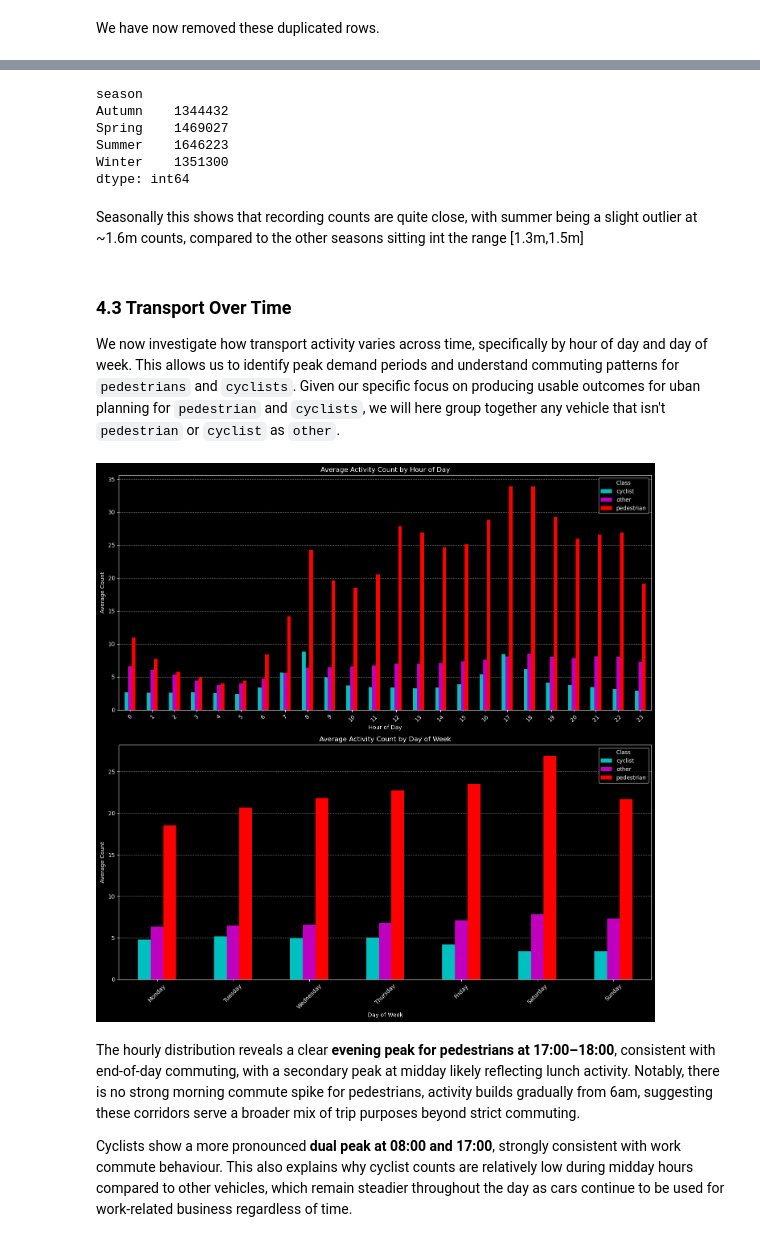
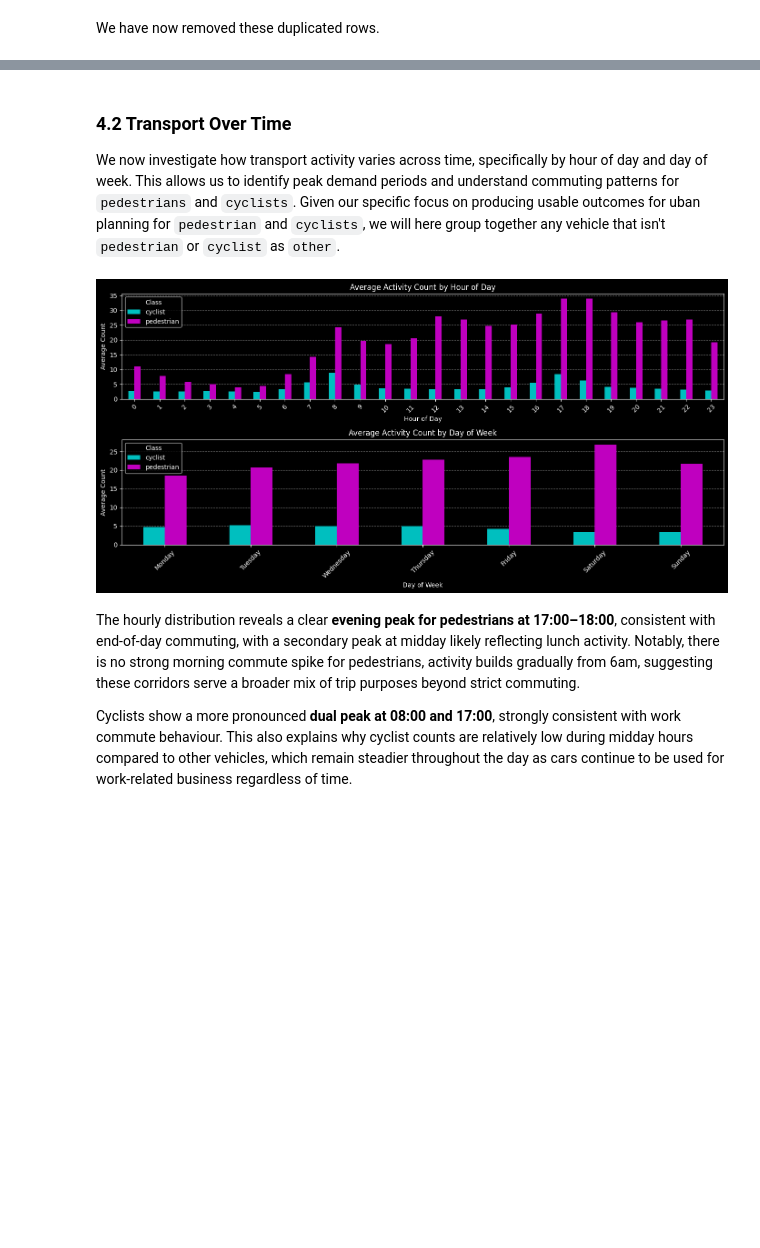
Before and after one commit to notfatdan/37373Project, a Jupyter notebook: Project Template Programming for Data Analysis Autumn 2026.ipynb, the cells around one changed output, grey strips where cells are left out. Cells and saved outputs as stored; diff of their text form; code cells hidden in the pictures; blank space fills up the shorter version.

```diff
--- a/Project Template Programming for Data Analysis Autumn 2026.ipynb
+++ b/Project Template Programming for Data Analysis Autumn 2026.ipynb
@@ -154,16 +154,3 @@ quarter                             int64
 dtype: object
 # %% [markdown]
 We will also add some extra columns that will be used in data exploration:
-# %%
-df["month"] = df["from"].dt.month # add months to df
-df["day_of_week"] = df["from"].dt.day_name().astype("category") # add day of week
-
-# group all non-focus transportation types into other in "class_group" column (focus transportation are pedestrian and cyclist)
-df["class_group"] = df["class"].map(lambda x: x if x in ["pedestrian", "cyclist"] else "other").astype("category")
-
-def get_season(month):
-    if month in [12, 1, 2]: return "Summer"
-    elif month in [3, 4, 5]: return "Autumn"
-    elif month in [6, 7, 8]: return "Winter"
-    else: return "Spring"
-df["season"] = df["month"].map(get_season).astype("category")
@@ -169,0 +166,4 @@ df["season"] = df["month"].map(get_season).astype("category")
+# %%
+df_focused = df[df["class"].isin(["pedestrian", "cyclist"])].copy()
+df_focused["class"] = df_focused["class"].cat.remove_unused_categories()
+print(df_focused["class"].value_counts())
@@ -353,51 +277,40 @@ Although **December** stands out as an outlier, the other summer months have sli
-# %%
-df.groupby(["season"]).size()
-# %% [output]
-season
-Autumn    1344432
-Spring    1469027
-Summer    1646223
-Winter    1351300
-dtype: int64
-# %% [markdown]
-Seasonally this shows that recording counts are quite close, with summer being a slight outlier at ~1.6m counts, compared to the other seasons sitting int the range [1.3m,1.5m]
 # %% [markdown]
-### 4.3 Transport Over Time
+### 4.2 Transport Over Time
 
 We now investigate how transport activity varies across time, specifically by hour of day and day of week. This allows us to identify peak demand periods and understand commuting patterns for `pedestrians` and `cyclists`. Given our specific focus on producing usable outcomes for uban planning for `pedestrian` and `cyclists`, we will here group together any vehicle that isn't `pedestrian` or `cyclist` as `other`.
 # %%
-fig, axes = plt.subplots(2, 1, figsize=(14, 14))
+fig, axes = plt.subplots(2, 1, figsize=(14, 7))
 
-colors = ["c", "m", "r"]
+colors = ["c", "m"]
 
 # Hour of day
-hourly = df.groupby([df["from"].dt.hour, "class_group"])["count"].mean().unstack()
+hourly = df_focused.groupby([df_focused["from"].dt.hour, "class"], observed=True)["count"].mean().unstack()
 hourly.plot(kind="bar", ax=axes[0], color=colors)
 axes[0].set_title("Average Activity Count by Hour of Day")
 axes[0].set_xlabel("Hour of Day")
 axes[0].set_ylabel("Average Count")
 axes[0].tick_params(axis="x", rotation=45)
 axes[0].legend(title="Class")
 axes[0].yaxis.grid(True, linestyle="--", alpha=0.5)
 axes[0].set_axisbelow(True)
 
 
 # Day of week
 day_order = ["Monday", "Tuesday", "Wednesday", "Thursday", "Friday", "Saturday", "Sunday"]
-daily = df.groupby(["day_of_week", "class_group"])["count"].mean().unstack()
+daily = df_focused.groupby(["day_of_week", "class"], observed=True)["count"].mean().unstack()
 daily = daily.reindex(day_order)
 daily.plot(kind="bar", ax=axes[1], color=colors)
 axes[1].set_title("Average Activity Count by Day of Week")
 axes[1].set_xlabel("Day of Week")
 axes[1].set_ylabel("Average Count")
 axes[1].tick_params(axis="x", rotation=45)
 axes[1].legend(title="Class")
 axes[1].yaxis.grid(True, linestyle="--", alpha=0.5)
 axes[1].set_axisbelow(True)
 plt.tight_layout()
 plt.show()
 # %% [output]
-[figure, old version]
+[figure, new version]
 # %% [markdown]
 The hourly distribution reveals a clear **evening peak for pedestrians at 17:00–18:00**, consistent with end-of-day commuting, with a secondary peak at midday likely reflecting lunch activity. Notably, there is no strong morning commute spike for pedestrians, activity builds gradually from 6am, suggesting these corridors serve a broader mix of trip purposes beyond strict commuting.
 
```
Also changed, not shown: parts of 19 cells of this notebook, 2 other files.
